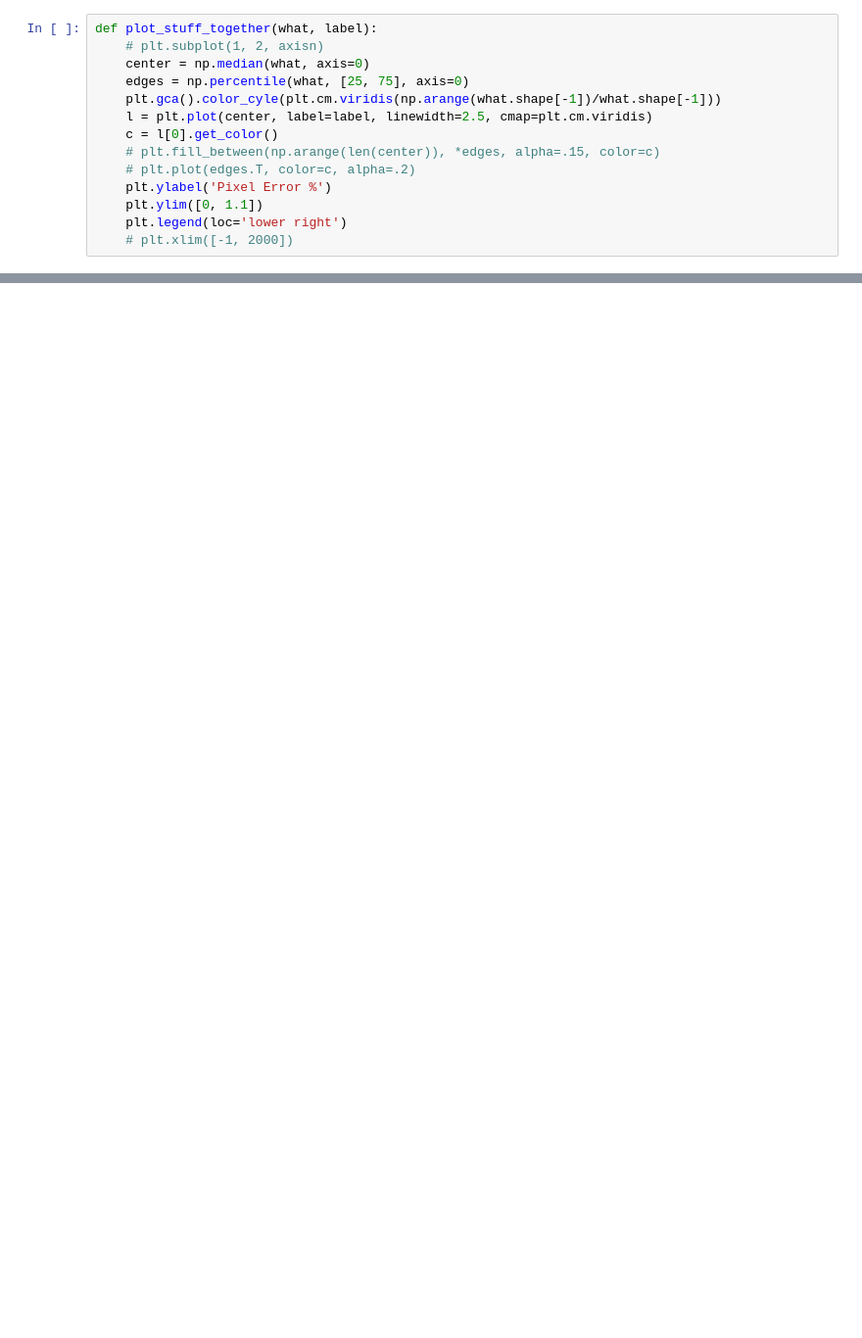
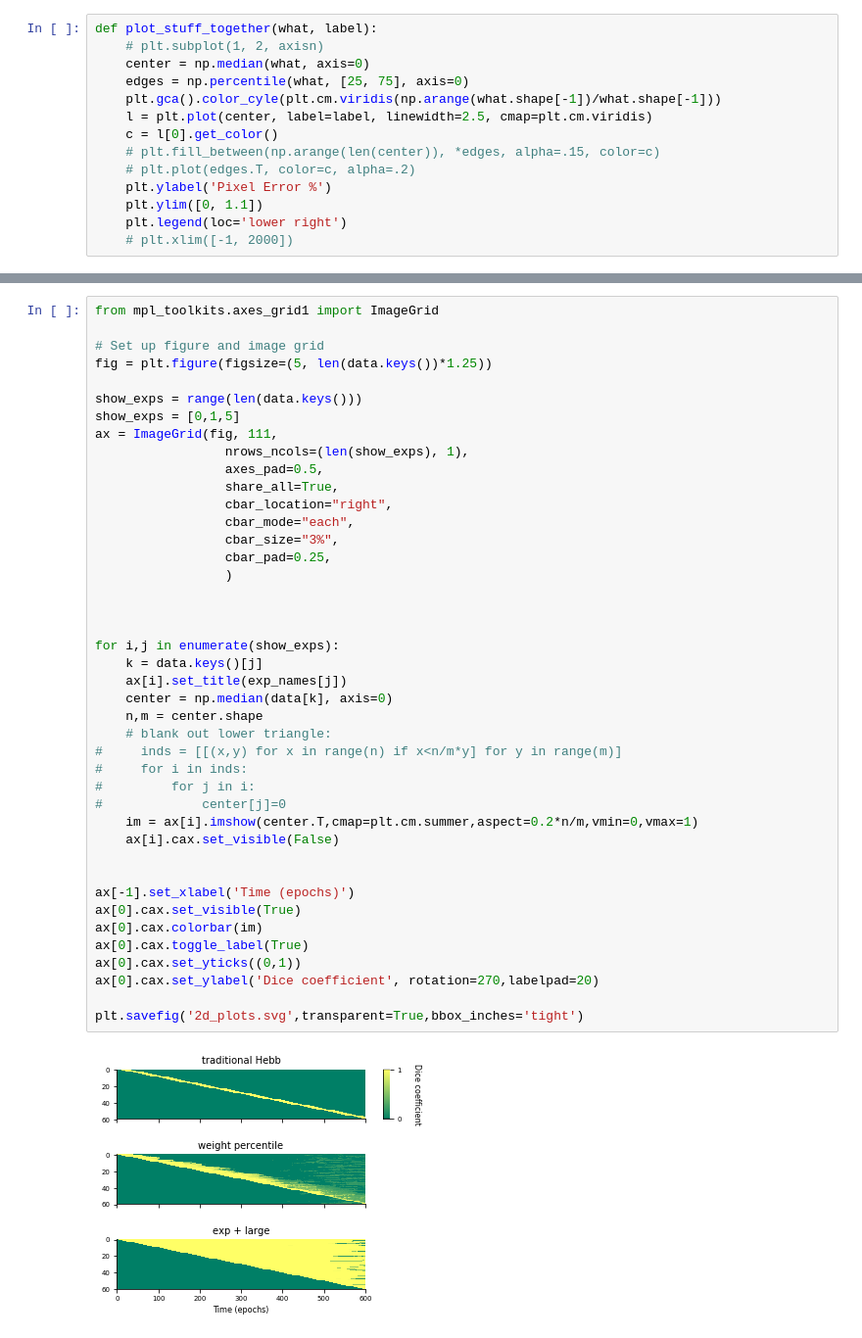
Before and after one commit to martinosorb/FisherHopfieldNet, a Jupyter notebook: jupyterNotebooks/plot_multiple_mh.ipynb, the cells around one changed output, grey strips where cells are left out. Shown at 98% size. Cells and saved outputs as stored; diff of their text form; blank space fills up the shorter version.

```diff
--- a/jupyterNotebooks/plot_multiple_mh.ipynb
+++ b/jupyterNotebooks/plot_multiple_mh.ipynb
@@ -24,0 +103,44 @@ def plot_stuff_together(what, label):
+# %%
+from mpl_toolkits.axes_grid1 import ImageGrid
+
+# Set up figure and image grid
+fig = plt.figure(figsize=(5, len(data.keys())*1.25))
+
+show_exps = range(len(data.keys()))
+show_exps = [0,1,5]
+ax = ImageGrid(fig, 111,
+                 nrows_ncols=(len(show_exps), 1),
+                 axes_pad=0.5,
+                 share_all=True,
+                 cbar_location="right",
+                 cbar_mode="each",
+                 cbar_size="3%",
+                 cbar_pad=0.25,
+                 )
+
+
+
+for i,j in enumerate(show_exps):
+    k = data.keys()[j]
+    ax[i].set_title(exp_names[j])
+    center = np.median(data[k], axis=0)
+    n,m = center.shape
+    # blank out lower triangle:
+#     inds = [[(x,y) for x in range(n) if x<n/m*y] for y in range(m)]
+#     for i in inds:
+#         for j in i:
+#             center[j]=0
+    im = ax[i].imshow(center.T,cmap=plt.cm.summer,aspect=0.2*n/m,vmin=0,vmax=1)
+    ax[i].cax.set_visible(False)
+
+
+ax[-1].set_xlabel('Time (epochs)')
+ax[0].cax.set_visible(True)
+ax[0].cax.colorbar(im)
+ax[0].cax.toggle_label(True)
+ax[0].cax.set_yticks((0,1))
+ax[0].cax.set_ylabel('Dice coefficient', rotation=270,labelpad=20)
+
+plt.savefig('2d_plots.svg',transparent=True,bbox_inches='tight')
+# %% [output]
+[figure, added]
```
Also changed, not shown: parts of 9 cells of this notebook, 1 other file.
